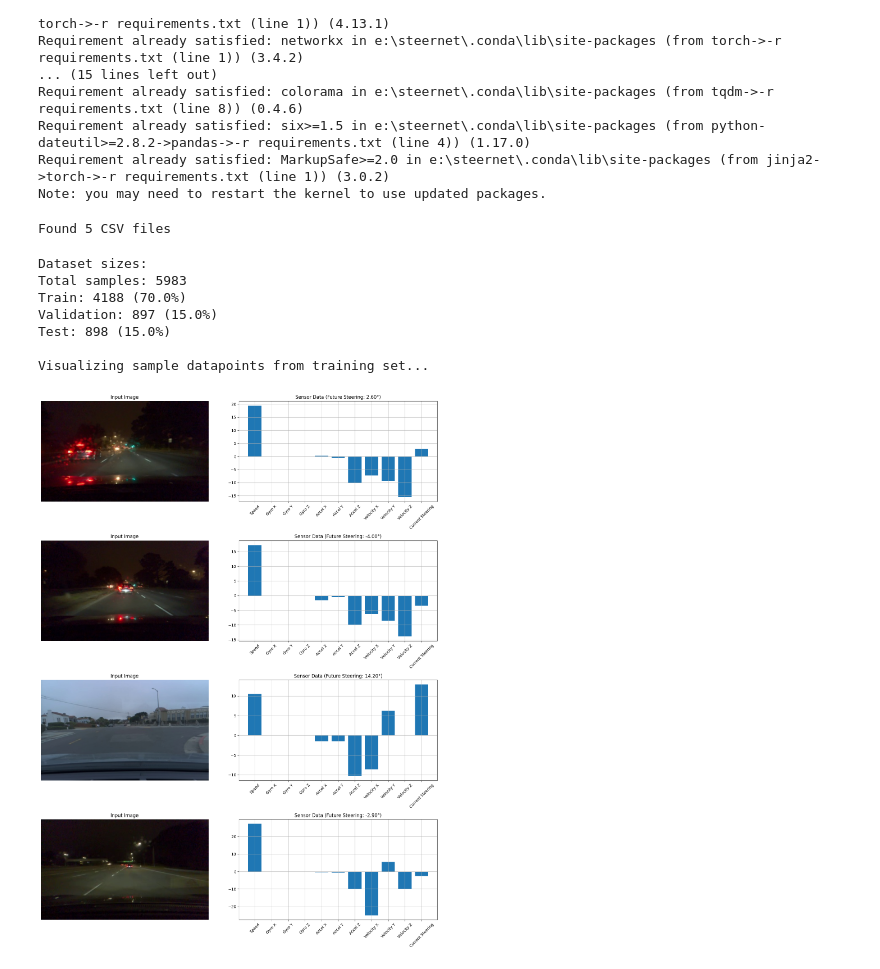
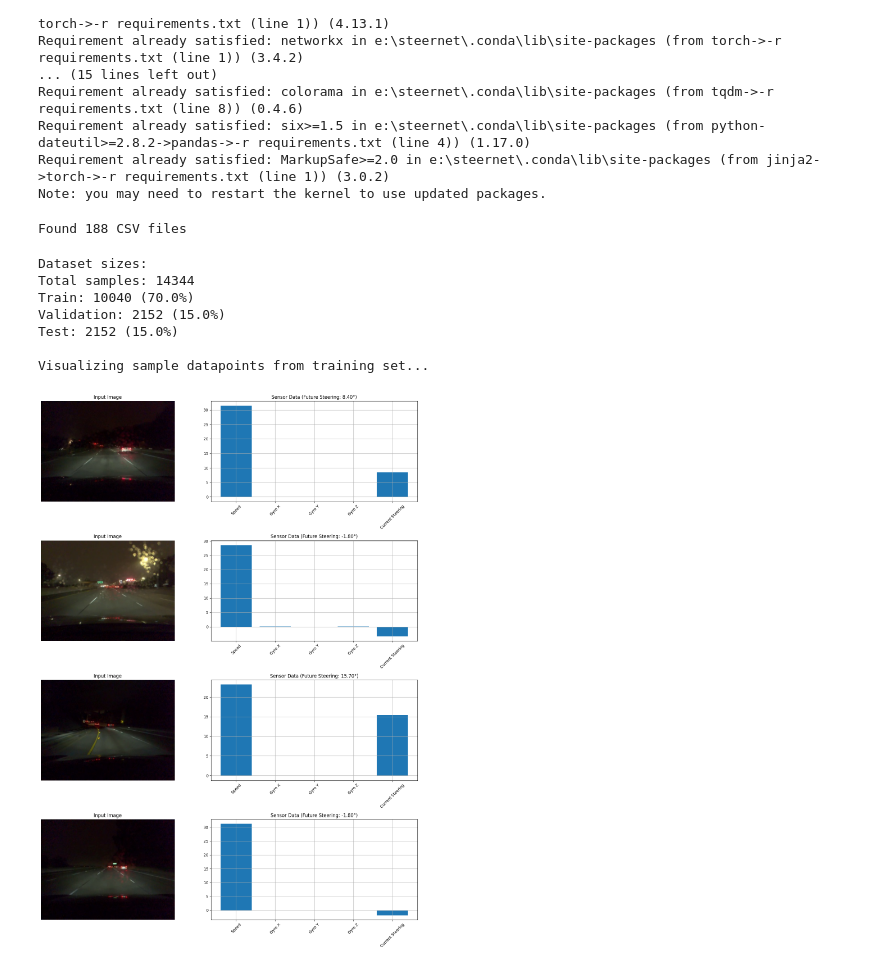
Before and after one commit to gh0stintheshe11/SteerNet, a Jupyter notebook: v4_CNN.ipynb, the cells around one changed output. Saved outputs shown, nothing was run; the diff lists cells and outputs as text; code cells hidden in the pictures.

```diff
--- a/v4_CNN.ipynb
+++ b/v4_CNN.ipynb
@@ -21,7 +21,7 @@ Note: you may need to restart the kernel to use updated packages.
 # %%
 import glob
 import os
-from torch.utils.data import Dataset, DataLoader, ConcatDataset, random_split
+from torch.utils.data import Dataset, DataLoader, ConcatDataset, Subset, random_split
 import torch
 from torchvision import transforms
 from PIL import Image
@@ -29,7 +29,6 @@ import numpy as np
 import pandas as pd
 from tqdm import tqdm
 import matplotlib.pyplot as plt
-
 # Define base directory paths
 DATA_DIR = 'data_synced'  # Directory containing processed CSV files and frame folders
 
@@ -74,8 +73,6 @@ class DrivingDataset(Dataset):
         current_data = torch.tensor([
             speed_value,
             row['gyro_x'], row['gyro_y'], row['gyro_z'],
-            row['accel_x'], row['accel_y'], row['accel_z'],
-            row['velocity_x'], row['velocity_y'], row['velocity_z'],
             row['current_steering'],
         ], dtype=torch.float32)
 
@@ -112,8 +109,6 @@ def visualize_sample_datapoints(dataset, num_samples=4):
         sensor_labels = [
             'Speed',
             'Gyro X', 'Gyro Y', 'Gyro Z',
-            'Accel X', 'Accel Y', 'Accel Z',
-            'Velocity X', 'Velocity Y', 'Velocity Z',
             'Current Steering'
         ]
 
@@ -132,56 +127,58 @@ print(f"Found {len(csv_files)} CSV files")
 
 # Create datasets for each segment
 datasets = []
+counter = 0
 for csv_file in tqdm(csv_files, desc="Loading datasets"):
     try:
+        if (counter > 11): # load just 12 mins total
+            break
         dataset = DrivingDataset(csv_file)
         datasets.append(dataset)
+        counter = counter + 1
     except Exception as e:
         print(f"Error loading {csv_file}: {str(e)}")
         continue
 
 if not datasets:
     raise RuntimeError("No datasets were successfully loaded!")
 
 # Combine all datasets
 full_dataset = ConcatDataset(datasets)
 total_size = len(full_dataset)
 
 # Split dataset into train, validation, and test sets (70%, 15%, 15%)
-train_size = int(0.7 * total_size)
-val_size = int(0.15 * total_size)
-test_size = total_size - train_size - val_size
+total_len = len(full_dataset)
+train_end = int(0.7 * total_len) # from 0.7 to 0.85
+val_end = int(0.85 * total_len) # from 0.85 to 1
 
-train_dataset, val_dataset, test_dataset = random_split(
-    full_dataset,
-    [train_size, val_size, test_size],
-    generator=torch.Generator().manual_seed(42)  # For reproducibility
-)
+train_dataset = Subset(full_dataset, list(range(0, train_end))) # from 0 to 0.7
+val_dataset = Subset(full_dataset, list(range(train_end, val_end))) # from 0.7 to 0.85
+test_dataset = Subset(full_dataset, list(range(val_end, total_len))) # from 0.85 to 1
 
 print(f"\nDataset sizes:")
 print(f"Total samples: {total_size}")
 print(f"Train: {len(train_dataset)} ({len(train_dataset)/total_size*100:.1f}%)")
 print(f"Validation: {len(val_dataset)} ({len(val_dataset)/total_size*100:.1f}%)")
 print(f"Test: {len(test_dataset)} ({len(test_dataset)/total_size*100:.1f}%)")
 
 # Create data loaders with no workers for simplicity
-train_loader = DataLoader(train_dataset, batch_size=64, shuffle=True, num_workers=0)
-val_loader = DataLoader(val_dataset, batch_size=64, shuffle=False, num_workers=0)
-test_loader = DataLoader(test_dataset, batch_size=64, shuffle=False, num_workers=0)
+train_loader = DataLoader(train_dataset, batch_size=64, shuffle=True, num_workers=4)
+val_loader = DataLoader(val_dataset, batch_size=64, shuffle=False, num_workers=4)
+test_loader = DataLoader(test_dataset, batch_size=64, shuffle=False, num_workers=4)
 
 # Visualize some samples to verify data format
 print("\nVisualizing sample datapoints from training set...")
 visualize_sample_datapoints(train_dataset)
 # %% [output]
-Found 5 CSV files
+Found 188 CSV files
 Dataset sizes:
-Total samples: 5983
-Train: 4188 (70.0%)
-Validation: 897 (15.0%)
-Test: 898 (15.0%)
+Total samples: 14344
+Train: 10040 (70.0%)
+Validation: 2152 (15.0%)
+Test: 2152 (15.0%)
 
 Visualizing sample datapoints from training set...
-[figure, old version]
+[figure, new version]
 # %%
 import torch
 import torch.nn as nn
```
Also changed, not shown: parts of 4 cells of this notebook, 3 other files.
